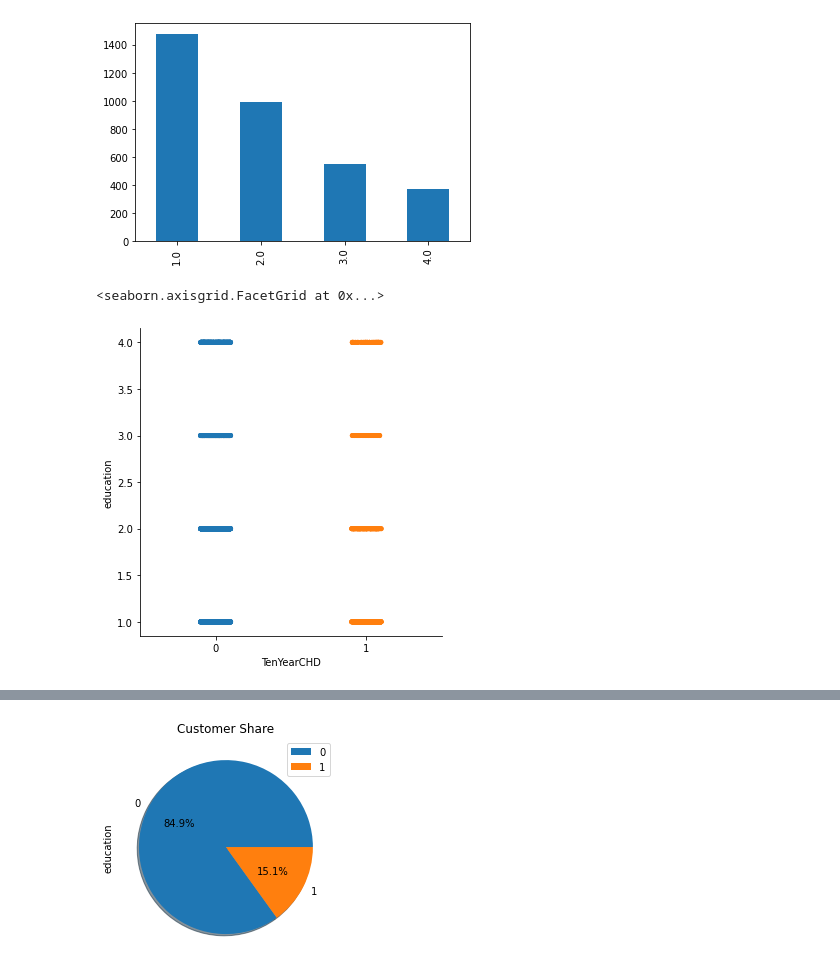
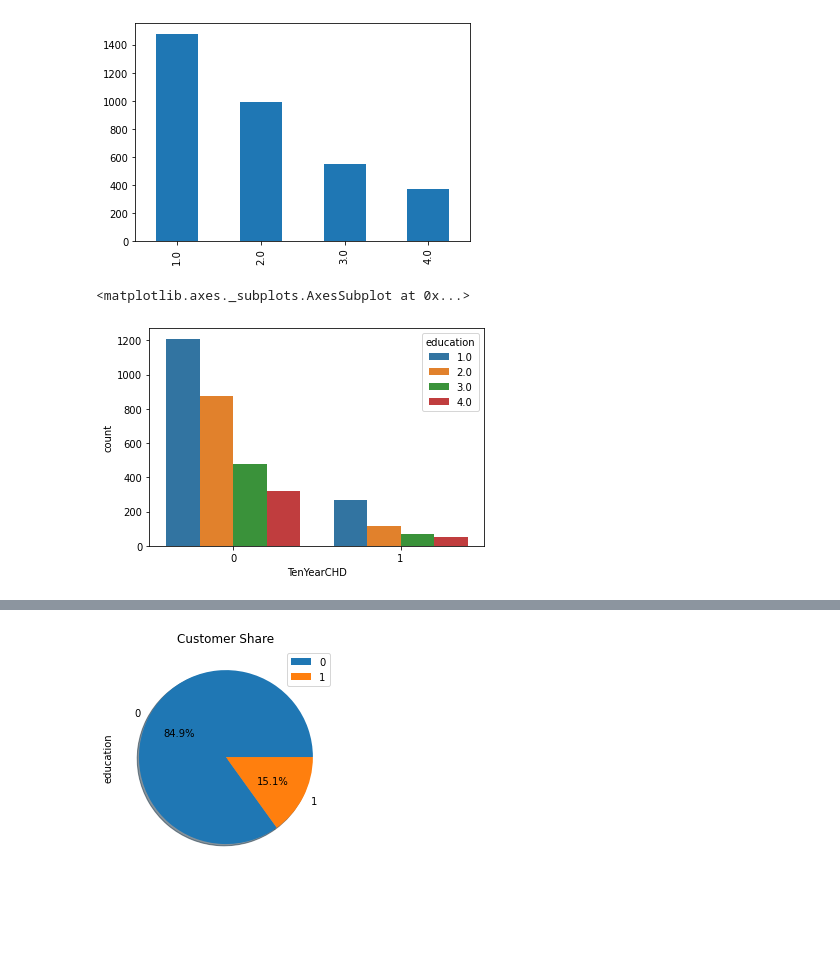
Before and after one commit to amalmon/cardio-vascular-risk-prediction, a Jupyter notebook: cardio_vascular_risk_prediction_individual_notebook_by_AMAL.ipynb, the cells around one changed output, grey strips where cells are left out. Cells and saved outputs as stored; diff of their text form; code cells hidden in the pictures; blank space fills up the shorter version.

```diff
--- a/cardio_vascular_risk_prediction_individual_notebook_by_AMAL.ipynb
+++ b/cardio_vascular_risk_prediction_individual_notebook_by_AMAL.ipynb
@@ -364,7 +383,7 @@ df['education'].value_counts().plot(kind='bar')
 <matplotlib.axes._subplots.AxesSubplot at 0x...>
 [figure]
 # %%
-sns.catplot(data=df,x='TenYearCHD',y='education')
+sns.countplot(df.TenYearCHD,hue=df.education)
 # %% [output]
-<seaborn.axisgrid.FacetGrid at 0x...>
+<matplotlib.axes._subplots.AxesSubplot at 0x...>
-[figure, old version]
+[figure, new version]
```
Also changed, not shown: parts of 64 cells of this notebook.
